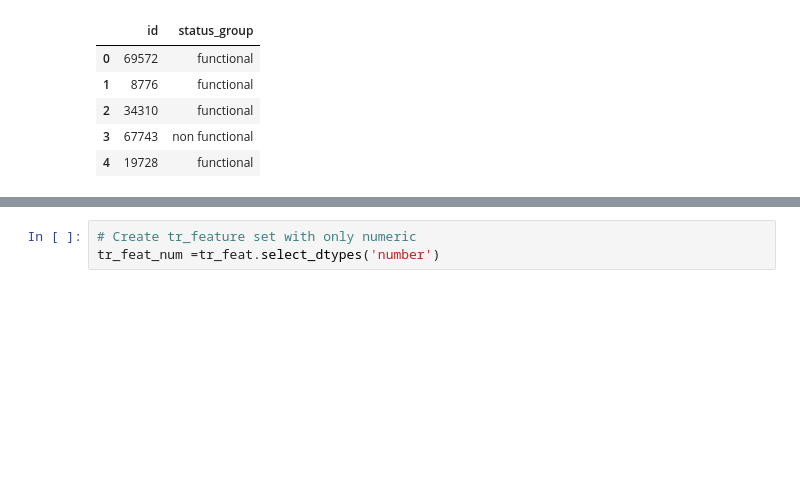
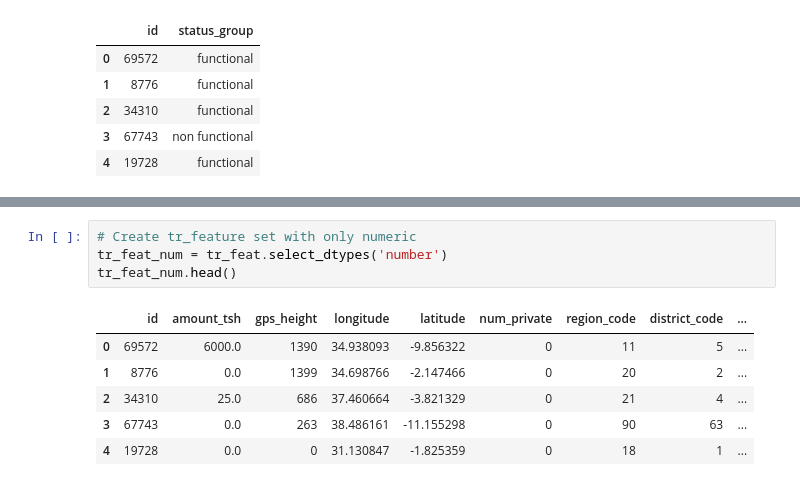
Before and after one commit to LambdaSchool/DS-Unit-2-Classification-1, a Jupyter notebook: module1-logistic-regression/NDoshi_DS4_Logistic_Regression_Categorical_Encoding.ipynb, the cells around one changed output, grey strips where cells are left out. Cells and saved outputs as stored; diff of their text form; blank space fills up the shorter version.

```diff
--- a/module1-logistic-regression/NDoshi_DS4_Logistic_Regression_Categorical_Encoding.ipynb
+++ b/module1-logistic-regression/NDoshi_DS4_Logistic_Regression_Categorical_Encoding.ipynb
@@ -50,4 +50,12 @@ tr_feat.describe(exclude='number')
 | freq | 572 | 9084 | 17402 | 3563 | 10248 | 508 | 5294 | 2503 | 307 | ... |
 # %%
 # Create tr_feature set with only numeric
-tr_feat_num =tr_feat.select_dtypes('number')
+tr_feat_num = tr_feat.select_dtypes('number')
+tr_feat_num.head()
+# %% [output]
+|  | id | amount_tsh | gps_height | longitude | latitude | num_private | region_code | district_code | ... |
+| 0 | 69572 | 6000.0 | 1390 | 34.938093 | -9.856322 | 0 | 11 | 5 | ... |
+| 1 | 8776 | 0.0 | 1399 | 34.698766 | -2.147466 | 0 | 20 | 2 | ... |
+| 2 | 34310 | 25.0 | 686 | 37.460664 | -3.821329 | 0 | 21 | 4 | ... |
+| 3 | 67743 | 0.0 | 263 | 38.486161 | -11.155298 | 0 | 90 | 63 | ... |
+| 4 | 19728 | 0.0 | 0 | 31.130847 | -1.825359 | 0 | 18 | 1 | ... |
```
Also changed, not shown: parts of 16 cells of this notebook.
